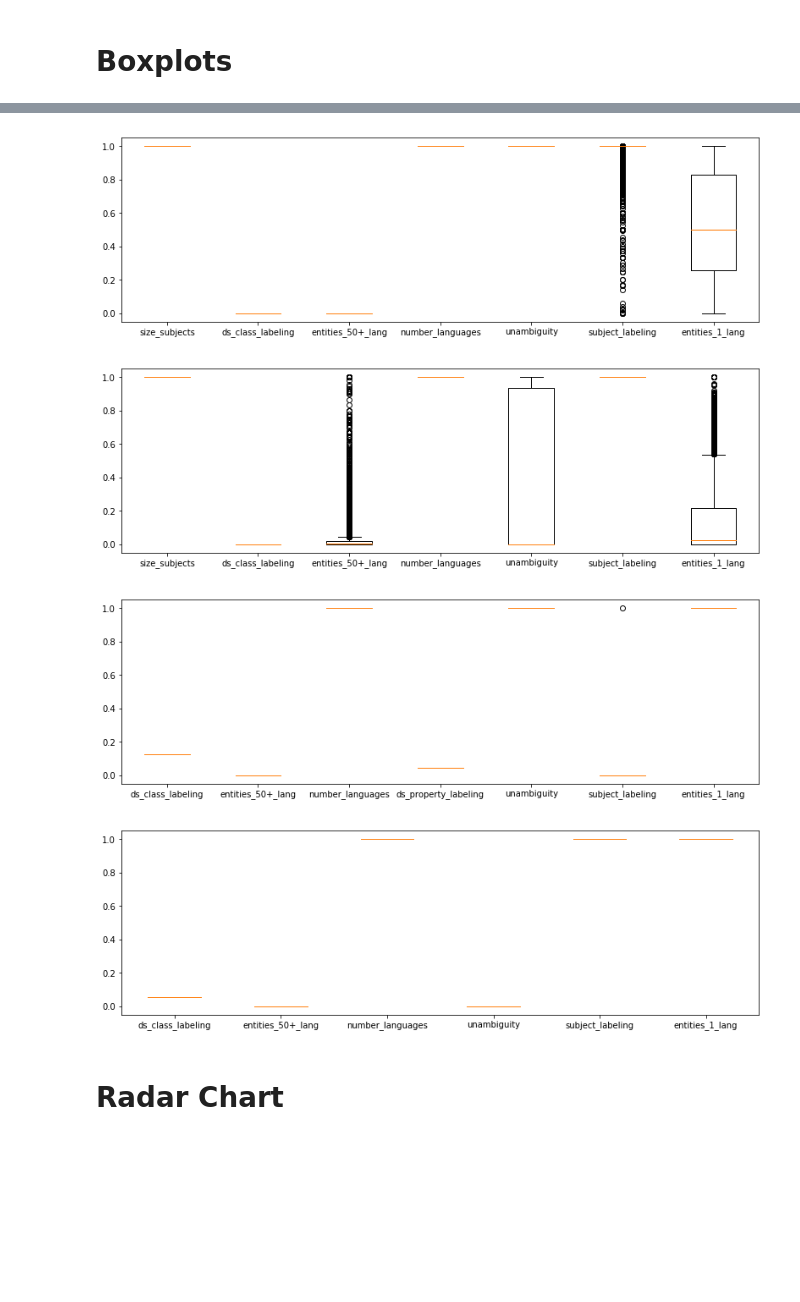
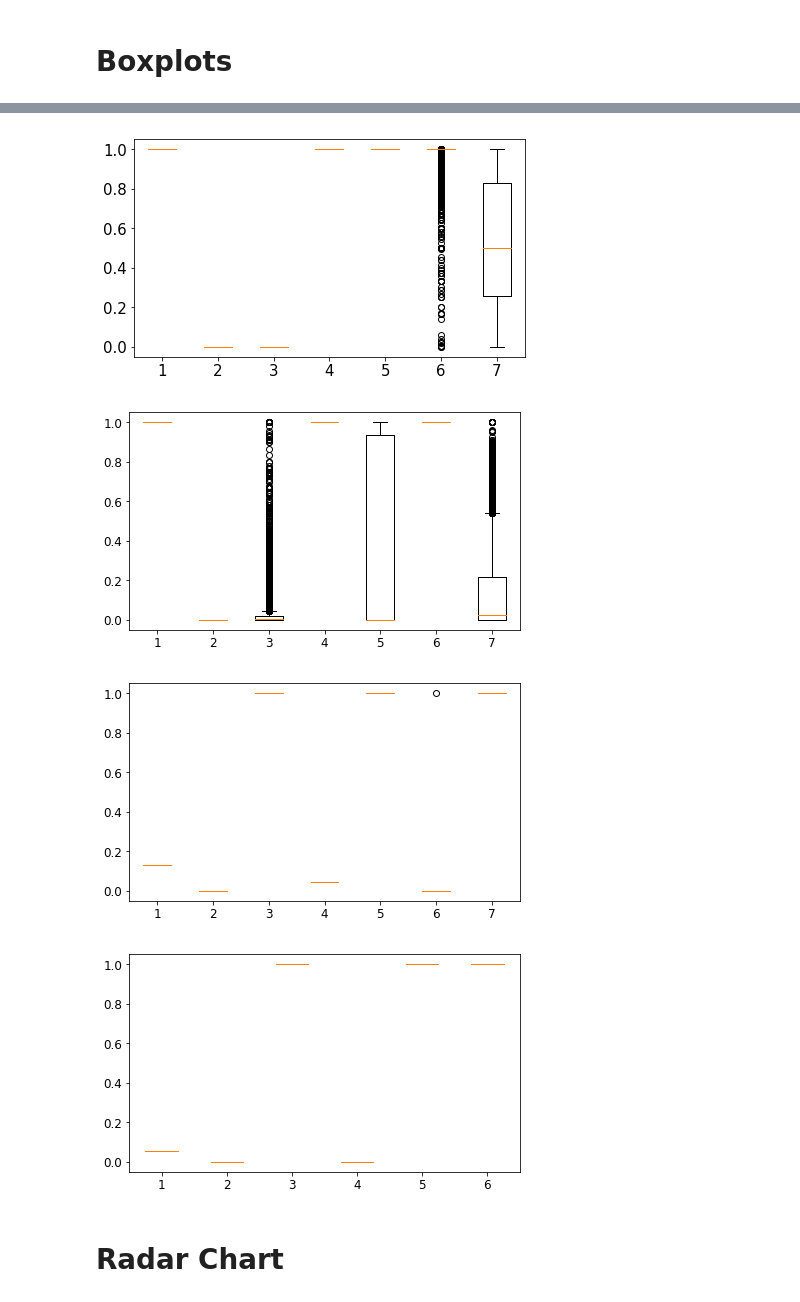
Before and after one commit to luciekaffee/metrics-label, a Jupyter notebook: graphs/Graphs.ipynb, the cells around one changed output, grey strips where cells are left out. Cells and saved outputs as stored; diff of their text form; code cells hidden in the pictures; blank space fills up the shorter version.

```diff
--- a/graphs/Graphs.ipynb
+++ b/graphs/Graphs.ipynb
@@ -117,10 +117,11 @@ for x in wikidata_rdfmt.values():
         else:
             data_wd[metric] = [data]
 # %%
+plt.rcParams.update({'font.size': 15})
 fig = plt.gcf()
-fig.set_size_inches(13.5, 4)
+fig.set_size_inches(7, 4)
 labels, data = data_wd.keys(), data_wd.values()
 plt.boxplot(data)
-plt.xticks(range(1, len(labels) + 1), labels)
+#plt.xticks(range(1, len(labels) + 1), labels)
 plt.savefig('boxplot-wikidata.pdf')
 # %% [output]
@@ -139,13 +140,13 @@ for x in dbpedia_rdfmt.values():
             data_db[metric] = [data]
 # %%
 fig = plt.gcf()
-fig.set_size_inches(13.5, 4)
+fig.set_size_inches(7, 4)
 labels, data = data_db.keys(), data_db.values()
 plt.boxplot(data)
-plt.xticks(range(1, len(labels) + 1), labels)
+#plt.xticks(range(1, len(labels) + 1), labels)
 plt.savefig('boxplot-dbpedia.pdf')
 # %% [output]
-[figure, old version]
+[figure, new version]
 # %%
 data_yago = {}
 for x in yago_rdfmt.values():
@@ -160,13 +161,13 @@ for x in yago_rdfmt.values():
             data_yago[metric] = [data]
 # %%
 fig = plt.gcf()
-fig.set_size_inches(13.5, 4)
+fig.set_size_inches(7, 4)
 labels, data = data_yago.keys(), data_yago.values()
 plt.boxplot(data)
-plt.xticks(range(1, len(labels) + 1), labels)
+#plt.xticks(range(1, len(labels) + 1), labels)
 plt.savefig('boxplot-yago.pdf')
 # %% [output]
-[figure, old version]
+[figure, new version]
 # %%
 data_mb = {}
 for x in musicbrainz_rdfmt.values():
@@ -181,13 +182,13 @@ for x in musicbrainz_rdfmt.values():
             data_mb[metric] = [data]
 # %%
 fig = plt.gcf()
-fig.set_size_inches(13.5, 4)
+fig.set_size_inches(7, 4)
 labels, data = data_mb.keys(), data_mb.values()
 plt.boxplot(data)
-plt.xticks(range(1, len(labels) + 1), labels)
+#plt.xticks(range(1, len(labels) + 1), labels)
 plt.savefig('boxplot-musicbrainz.pdf')
 # %% [output]
-[figure, old version]
+[figure, new version]
 # %%
 data_linked = {}
 for x in linkedmdb_rdfmt.values():
@@ -202,13 +203,13 @@ for x in linkedmdb_rdfmt.values():
             data_linked[metric] = [data]
 # %%
 fig = plt.gcf()
-fig.set_size_inches(13.5, 4)
+fig.set_size_inches(7, 4)
 labels, data = data_linked.keys(), data_linked.values()
 plt.boxplot(data)
-plt.xticks(range(1, len(labels) + 1), labels)
+#plt.xticks(range(1, len(labels) + 1), labels)
 plt.savefig('boxplot-linkedmdb.pdf')
 # %% [output]
-[figure, old version]
+[figure, new version]
 # %% [markdown]
 # Radar Chart
 # %%
```
Also changed, not shown: parts of 2 cells of this notebook, 5 other files.
